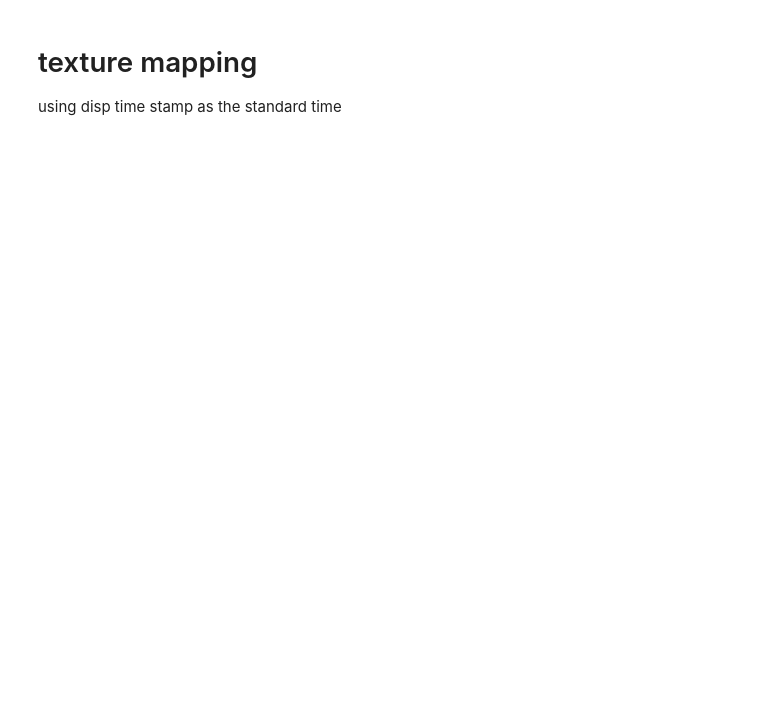
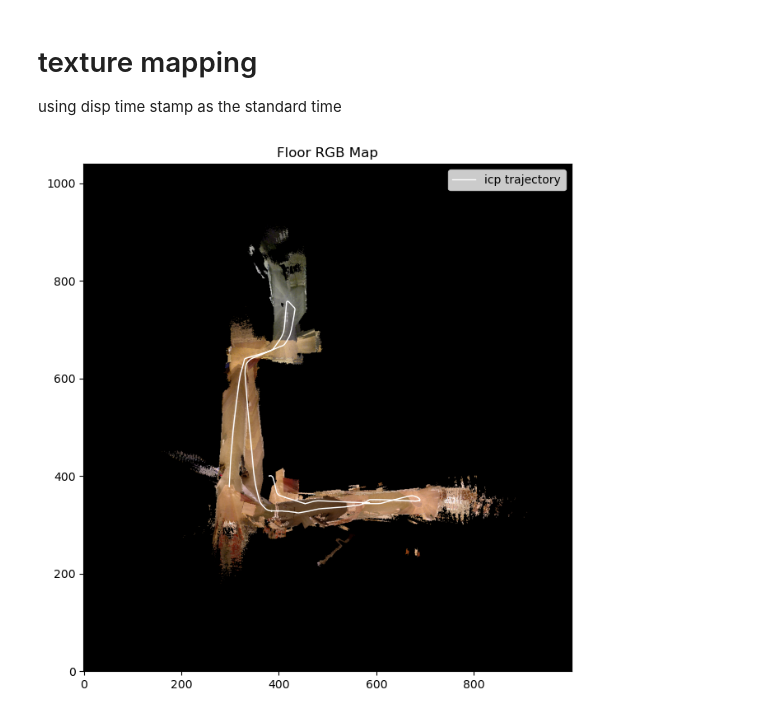
Before and after one commit to weixiao-zhan/ECE276A_PR2, a Jupyter notebook: code/3.mapping.ipynb, the cells around one changed output. Saved outputs shown, nothing was run; the diff lists cells and outputs as text; code cells hidden in the pictures; blank space fills up the shorter version.

```diff
--- a/code/3.mapping.ipynb
+++ b/code/3.mapping.ipynb
@@ -3,8 +3,8 @@ from pr2_utils import *
 import cv2
 import open3d as o3d
 # %%
-dataset = 20
-odo_str = "imu"
+dataset = 21
+odo_str = "icp"
 
 with np.load(f"../data/Hokuyo{dataset}.npz") as data:
     lidar_ranges = data["ranges"].T       # range data [m] (Note: values < range_min or > range_max should be discarded)
@@ -187,3 +182,14 @@ plt.show()
+# %%
+# for floor mapping
+plt.figure(figsize=(10,8))
+plt.imshow(floor_map, origin='lower')
+plt.title('Floor RGB Map')
+odometry_map = map_resolution*odometry[:,:2] + map_center
+plt.plot(odometry_map[:,0], odometry_map[:,1], color='white', linewidth=1, label=f'{odo_str} trajectory')
+plt.legend()
+plt.show()
+# %% [output]
+[figure, added]
 # %%
 # for 3d pc cloud
 # o3d_visualize_points(np.concatenate(all_coord), np.concatenate(all_rgb))
```
Also changed, not shown: parts of 4 cells of this notebook, 9 other files.
